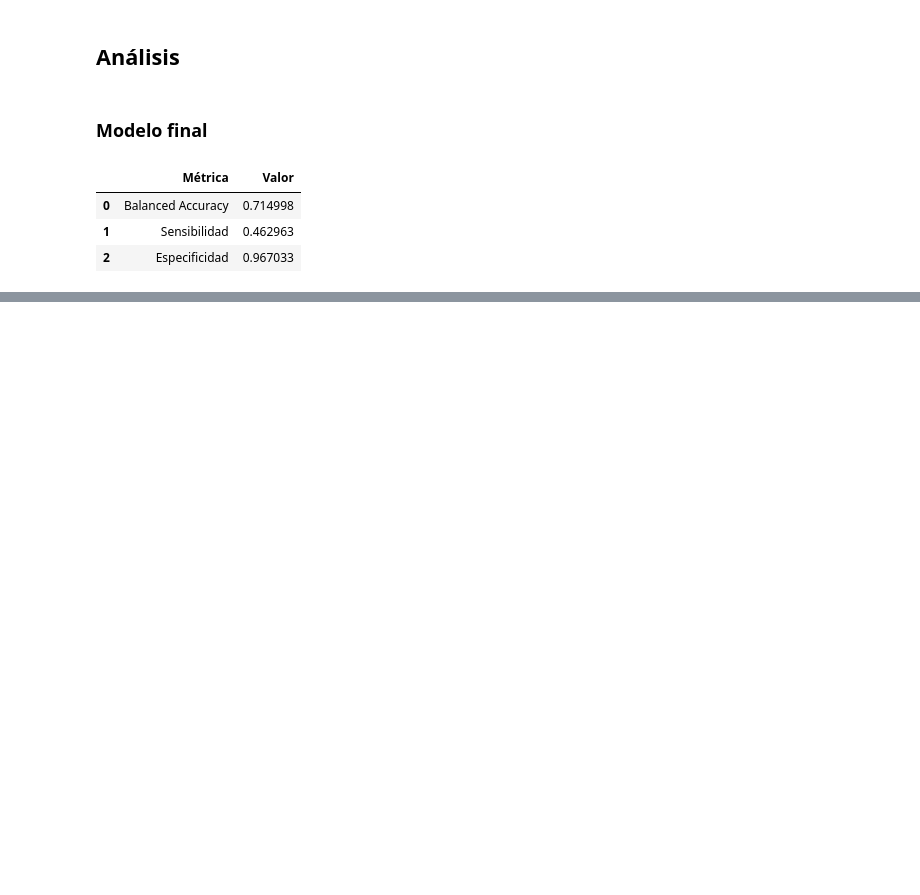
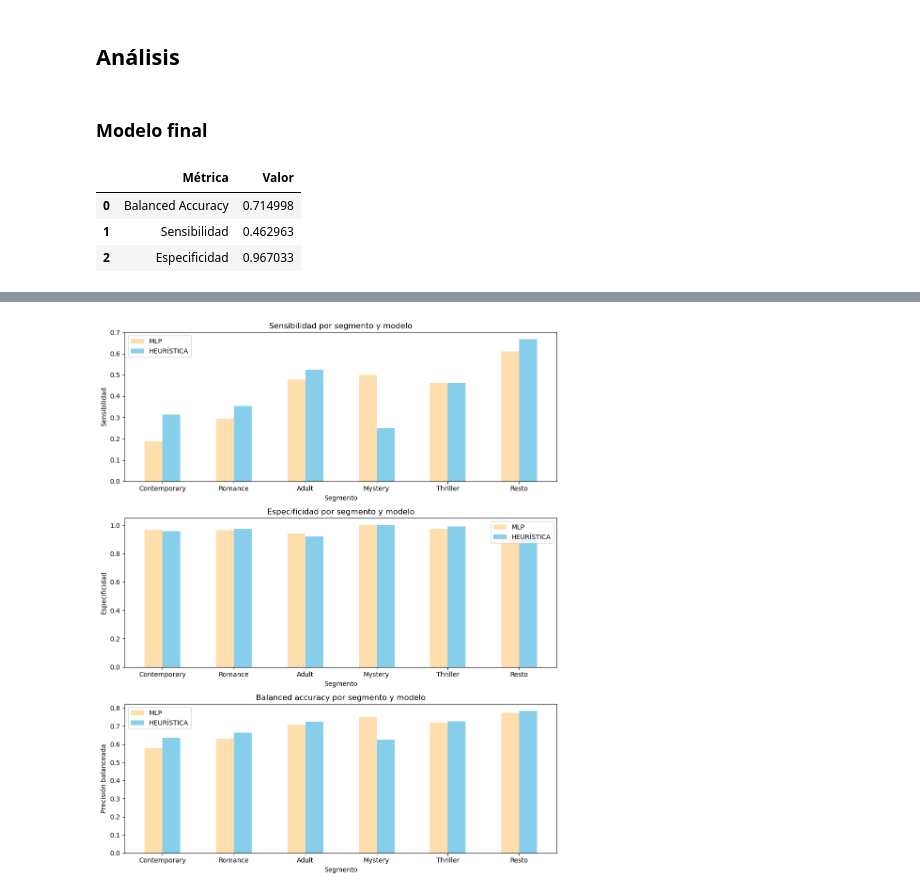
Before and after one commit to MMCCJJ/NOVELLA, a Jupyter notebook: evaluacion/evaluacionModeloFinal.ipynb, the cells around one changed output, grey strips where cells are left out. Drawn from its saved outputs; the diff is of its cells as text; code cells hidden in the pictures; blank space fills up the shorter version.

```diff
--- a/evaluacion/evaluacionModeloFinal.ipynb
+++ b/evaluacion/evaluacionModeloFinal.ipynb
@@ -311,0 +392,61 @@ plot_confusion_matrix(cm, "MLP FINAL")
+# %%
+import matplotlib.pyplot as plt
+import numpy as np
+
+# Agrupamos los datos por segmento y modelo
+grouped_results = df_results.groupby(['Segmento', 'Modelo'])
+
+# Obtenemos las métricas para cada segmento y modelo
+sensitivities = grouped_results['Sensibilidad'].mean().unstack()
+specificities = grouped_results['Especificidad'].mean().unstack()
+balanced_accuracies = grouped_results['Precisión balanceada'].mean().unstack()
+
+# Colores
+colors = ['navajowhite', 'skyblue', 'limegreen']
+
+# Creamos un gráfico de barras para cada métrica
+segments = df_results['Segmento'].unique()
+models = df_results['Modelo'].unique()
+num_models = len(models)
+bar_width = 0.25
+index = np.arange(len(segments))
+
+fig, axs = plt.subplots(3, 1, figsize=(10, 12))
+
+# Sensibilidad
+for i, model in enumerate(models):
+    axs[0].bar(index + i * bar_width, sensitivities[model], bar_width, label=model, color=colors[i])
+
+axs[0].set_xlabel('Segmento')
+axs[0].set_ylabel('Sensibilidad')
+axs[0].set_title('Sensibilidad por segmento y modelo')
+axs[0].set_xticks(index + bar_width * (num_models - 1) / 2)
+axs[0].set_xticklabels(segments)
+axs[0].legend()
+
+# Especificidad
+for i, model in enumerate(models):
+    axs[1].bar(index + i * bar_width, specificities[model], bar_width, label=model, color=colors[i])
+
+axs[1].set_xlabel('Segmento')
+axs[1].set_ylabel('Especificidad')
+axs[1].set_title('Especificidad por segmento y modelo')
+axs[1].set_xticks(index + bar_width * (num_models - 1) / 2)
+axs[1].set_xticklabels(segments)
+axs[1].legend()
+
+# Precisión balanceada
+for i, model in enumerate(models):
+    axs[2].bar(index + i * bar_width, balanced_accuracies[model], bar_width, label=model, color=colors[i])
+
+axs[2].set_xlabel('Segmento')
+axs[2].set_ylabel('Precisión balanceada')
+axs[2].set_title('Balanced accuracy por segmento y modelo')
+axs[2].set_xticks(index + bar_width * (num_models - 1) / 2)
+axs[2].set_xticklabels(segments)
+axs[2].legend()
+
+plt.tight_layout()
+plt.show()
+# %% [output]
+[figure, added]
```
Also changed, not shown: parts of 14 cells of this notebook.
